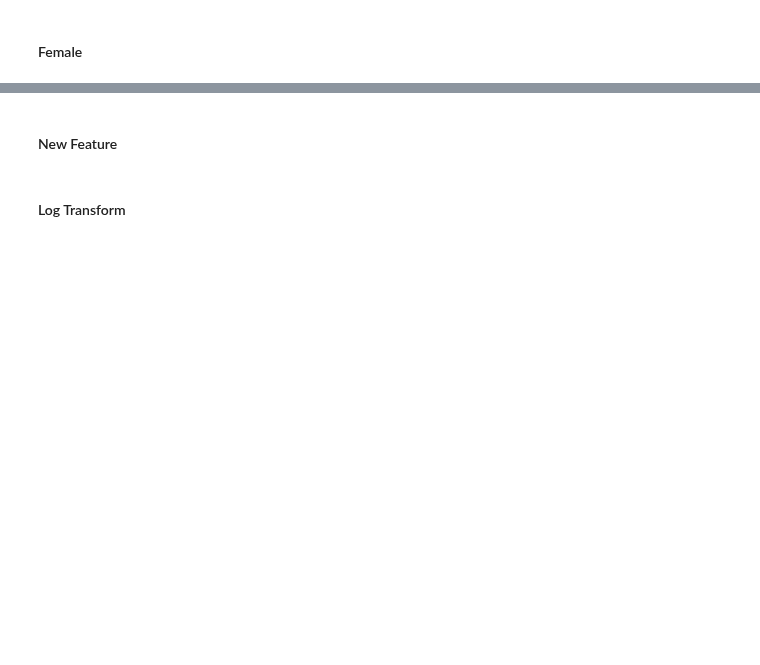
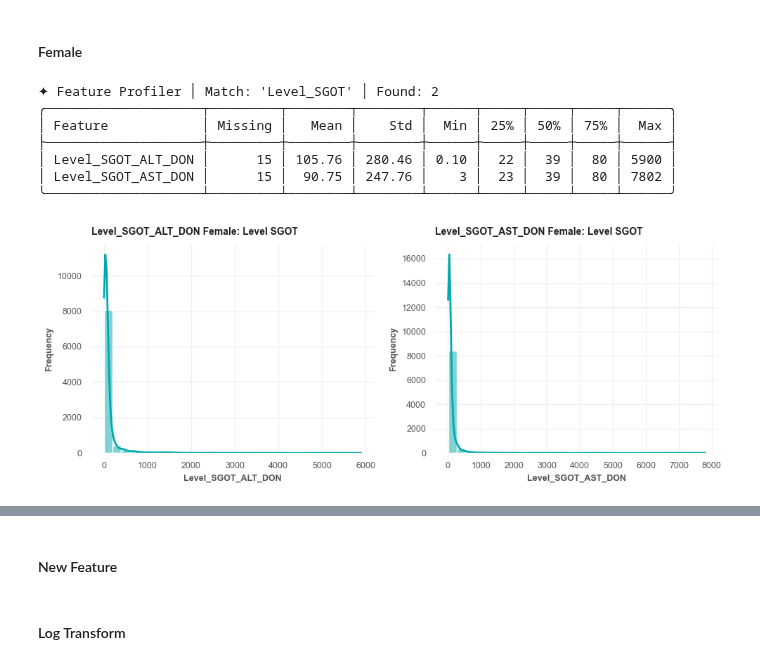
Before and after one commit to SirErikPak/UNOS_GenderStratification, a Jupyter notebook: notebook/C_WrangleExploratoryDonor.ipynb, the cells around one changed output, grey strips where cells are left out. Cells and saved outputs as stored; diff of their text form; code cells hidden in the pictures; blank space fills up the shorter version.

```diff
--- a/notebook/C_WrangleExploratoryDonor.ipynb
+++ b/notebook/C_WrangleExploratoryDonor.ipynb
@@ -986,6 +960,16 @@ for feature in features:
 # %%
 # info
 features = u.get_feature_info(df_f, 'Level_SGOT', cat=False)
+plot.plot_histogram(df_f, features,  txt='Female: Level SGOT')
+# %% [output]
+✦ Feature Profiler │ Match: 'Level_SGOT' │ Found: 2
+╭────────────────────┬─────────┬────────┬────────┬──────┬─────┬─────┬─────┬──────╮
+│ Feature            │ Missing │   Mean │    Std │  Min │ 25% │ 50% │ 75% │  Max │
+├────────────────────┼─────────┼────────┼────────┼──────┼─────┼─────┼─────┼──────┤
+│ Level_SGOT_ALT_DON │      15 │ 105.76 │ 280.46 │ 0.10 │  22 │  39 │  80 │ 5900 │
+│ Level_SGOT_AST_DON │      15 │  90.75 │ 247.76 │    3 │  23 │  39 │  80 │ 7802 │
+╰────────────────────┴─────────┴────────┴────────┴──────┴─────┴─────┴─────┴──────╯
+[figure, added]
 # %%
 for feature in features:
     u.check_informative_missingness(df_f, feature, txt='Female')
```
Also changed, not shown: parts of 80 cells of this notebook, 5 other files.
